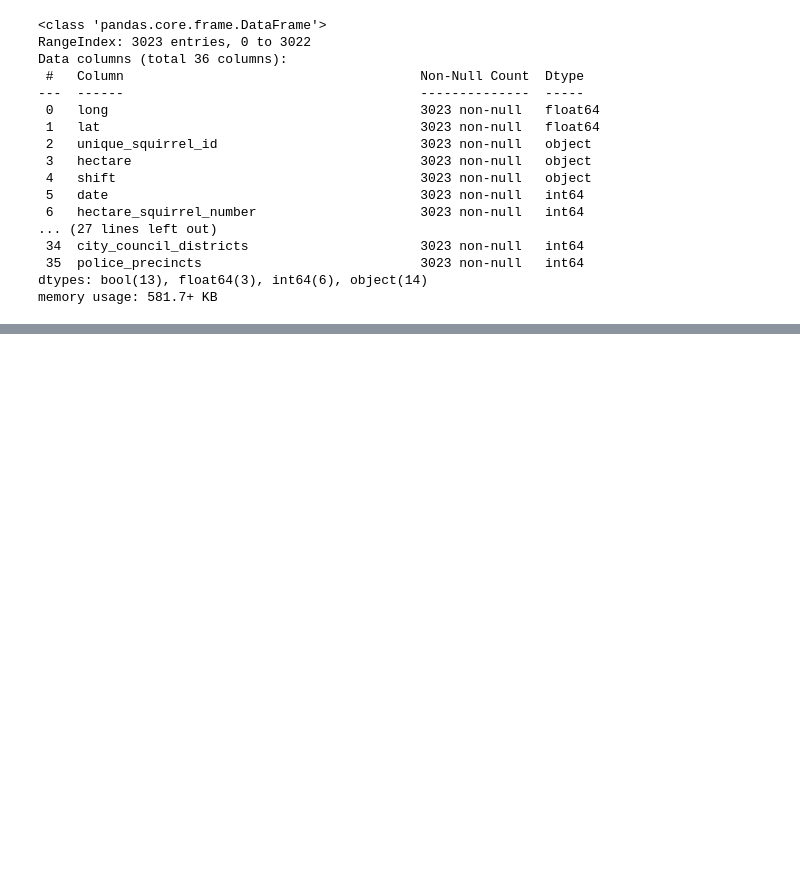
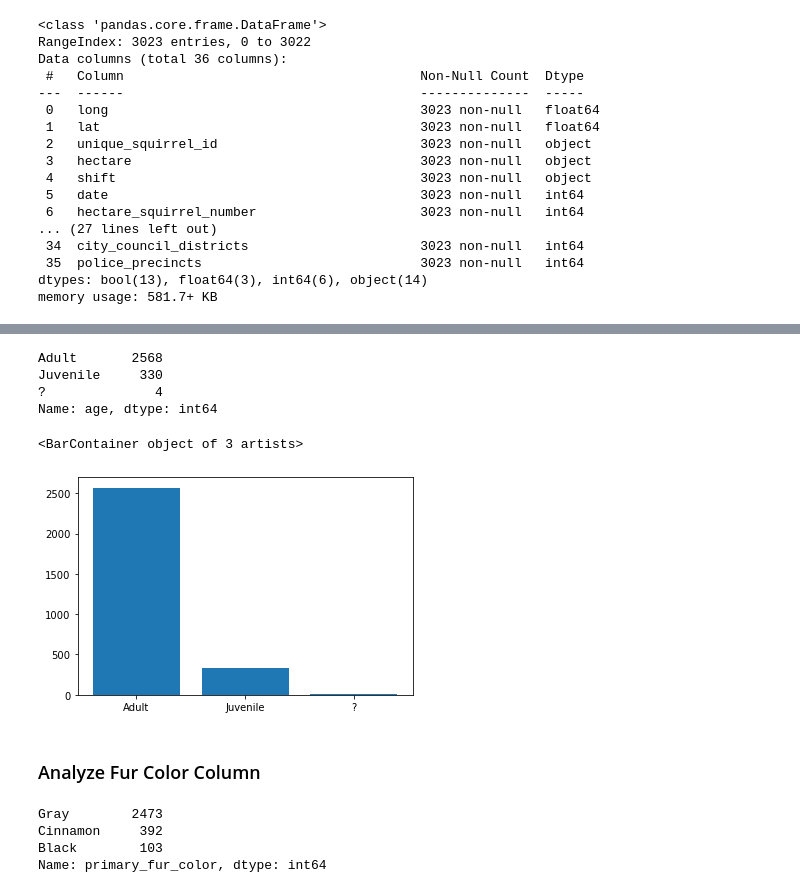
Before and after one commit to LucyDykhouse/stat-reports-exercise, a Jupyter notebook: NYC Squirrel Data.ipynb, the cells around one changed output, grey strips where cells are left out. Saved outputs shown, nothing was run; the diff lists cells and outputs as text; code cells hidden in the pictures; blank space fills up the shorter version.

```diff
--- a/NYC Squirrel Data.ipynb
+++ b/NYC Squirrel Data.ipynb
@@ -41,0 +78,2 @@ memory usage: 581.7+ KB
+# %%
+all_age = df[df['age'].notna()]
@@ -41,0 +90,7 @@ memory usage: 581.7+ KB
+# %%
+all_age['age'].value_counts()
+# %% [output]
+Adult       2568
+Juvenile     330
+?              4
+Name: age, dtype: int64
@@ -41,0 +100,14 @@ memory usage: 581.7+ KB
+# %%
+plt.bar(all_age['age'].value_counts().index.tolist(), all_age['age'].value_counts())
+# %% [output]
+<BarContainer object of 3 artists>
+[figure, added]
+# %% [markdown]
+### Analyze Fur Color Column
+# %%
+df['primary_fur_color'].value_counts()
+# %% [output]
+Gray        2473
+Cinnamon     392
+Black        103
+Name: primary_fur_color, dtype: int64
```
Also changed, not shown: parts of 26 cells of this notebook.
